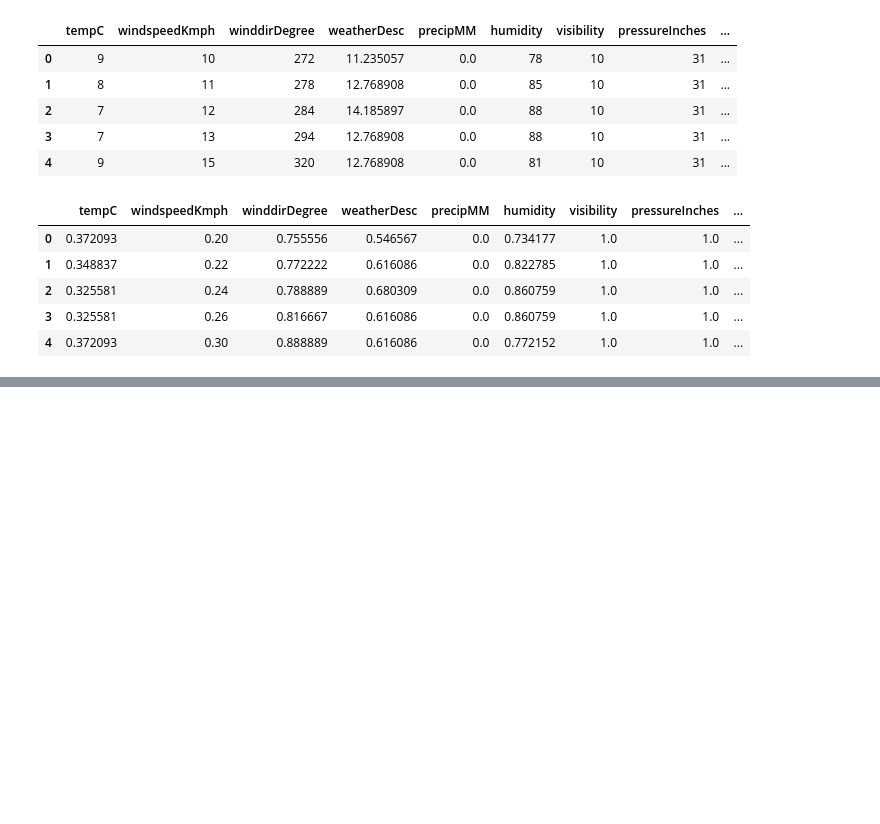
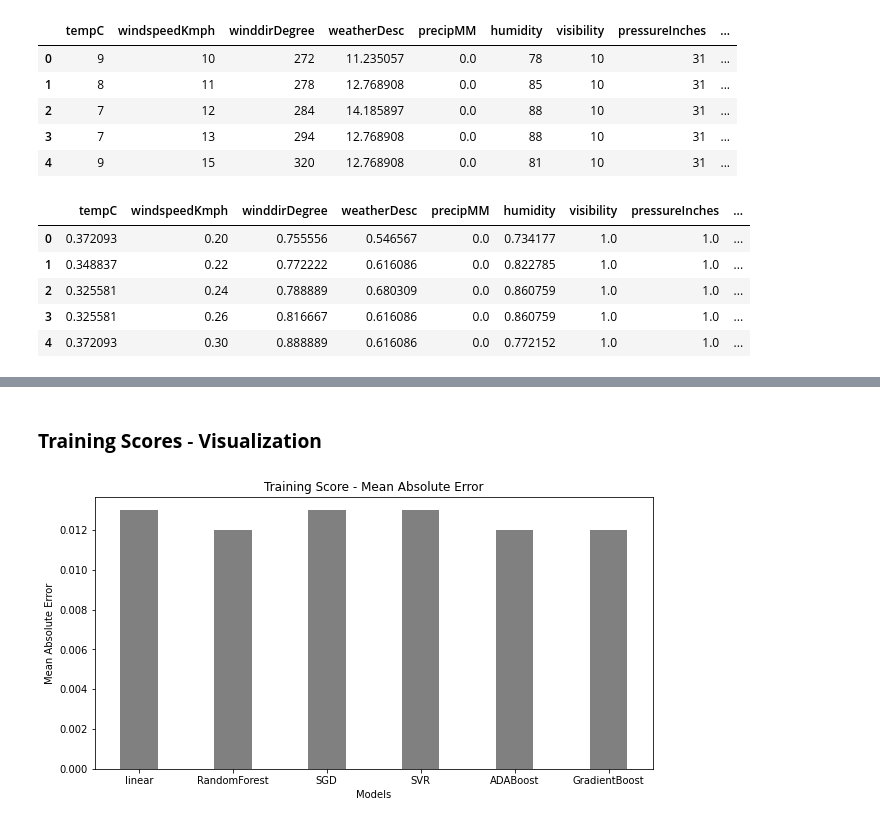
Before and after one commit to pravallika-1305/WISE_ML, a Jupyter notebook: TempForecasting.ipynb, the cells around one changed output, grey strips where cells are left out. Cells and saved outputs as stored; diff of their text form; code cells hidden in the pictures; blank space fills up the shorter version.

Commit message:
training, validation and metrics

```diff
--- a/TempForecasting.ipynb
+++ b/TempForecasting.ipynb
@@ -379,0 +654,18 @@ print(r2)
+# %% [markdown]
+### **Training** **Scores** - **Visualization**
+# %%
+#training scores plotting
+MAE = {'linear':0.013, 'RandomForest': 0.012,'SGD': 0.013,'SVR': 0.013,'ADABoost': 0.012,'GradientBoost': 0.012}
+R2 = {'linear':0.984,'RandomForest':0.986,'SGD':0.983,'SVR':0.985,'ADABoost':0.987,'GradientBoost':0.987}
+MSE = {'linear':0.000,'RandomForest':0.000,'SGD':0.000,'SVR':0.000,'ADABoost':0.000,'GradientBoost':0.000}
+
+models = list(MAE.keys())
+values = list(MAE.values())
+fig = plt.figure(figsize = (10, 5))
+plt.bar(models, values, color ='grey', width = 0.4)
+plt.xlabel("Models")
+plt.ylabel("Mean Absolute Error")
+plt.title("Training Score - Mean Absolute Error")
+plt.show()
+# %% [output]
+[figure, added]
```
Also changed, not shown: parts of 87 cells of this notebook.
